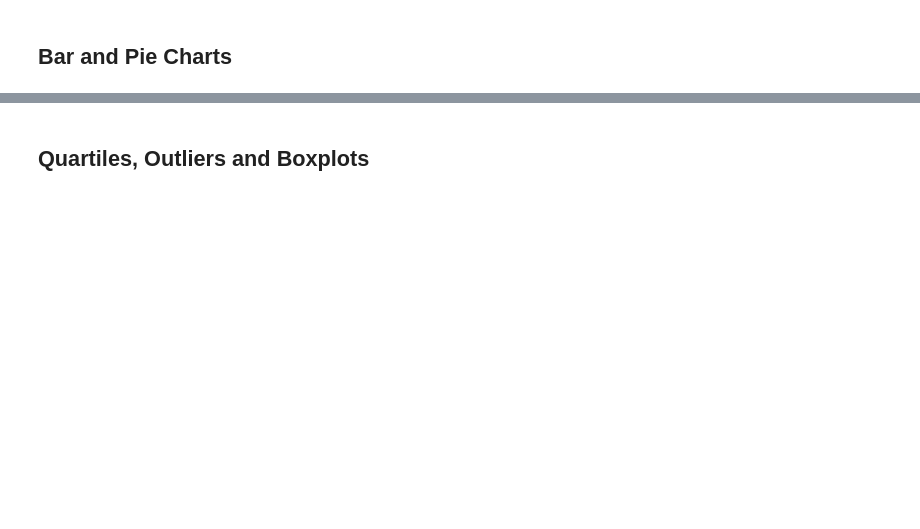
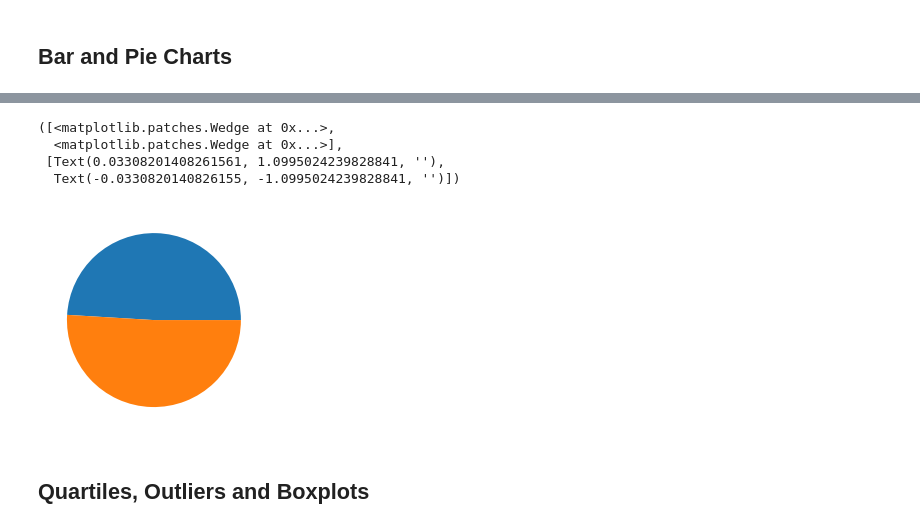
Before and after one commit to cro1100/MatPlotLib, a Jupyter notebook: main.ipynb, the cells around one changed output, grey strips where cells are left out. Cells and saved outputs as stored; diff of their text form; code cells hidden in the pictures; blank space fills up the shorter version.

```diff
--- a/main.ipynb
+++ b/main.ipynb
@@ -149,5 +197,14 @@ Series([], Name: Mean, dtype: float64)
 # %%
 # Generate a pie plot showing the distribution of female versus male mice using pyplot
+male_fem = clean_df.groupby('Sex').count()[['Mouse ID']].reset_index()
+m_f_dist = male_fem['Mouse ID'].to_list()
+plt.pie(m_f_dist)
+# %% [output]
+([<matplotlib.patches.Wedge at 0x...>,
+  <matplotlib.patches.Wedge at 0x...>],
+ [Text(0.03308201408261561, 1.0995024239828841, ''),
+  Text(-0.0330820140826155, -1.0995024239828841, '')])
+[figure, added]
 # %% [markdown]
 ## Quartiles, Outliers and Boxplots
 # %%
```
Also changed, not shown: parts of 15 cells of this notebook.
